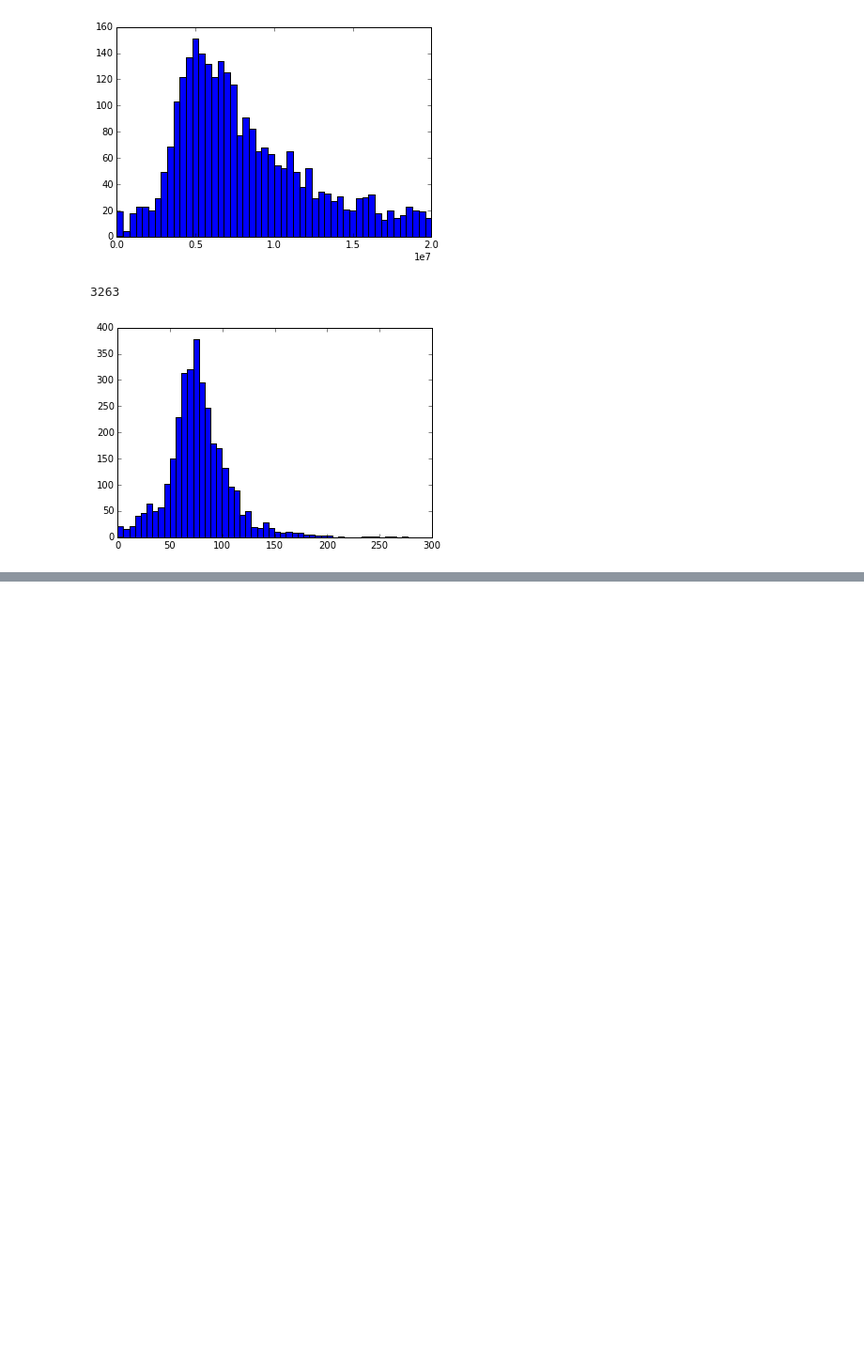
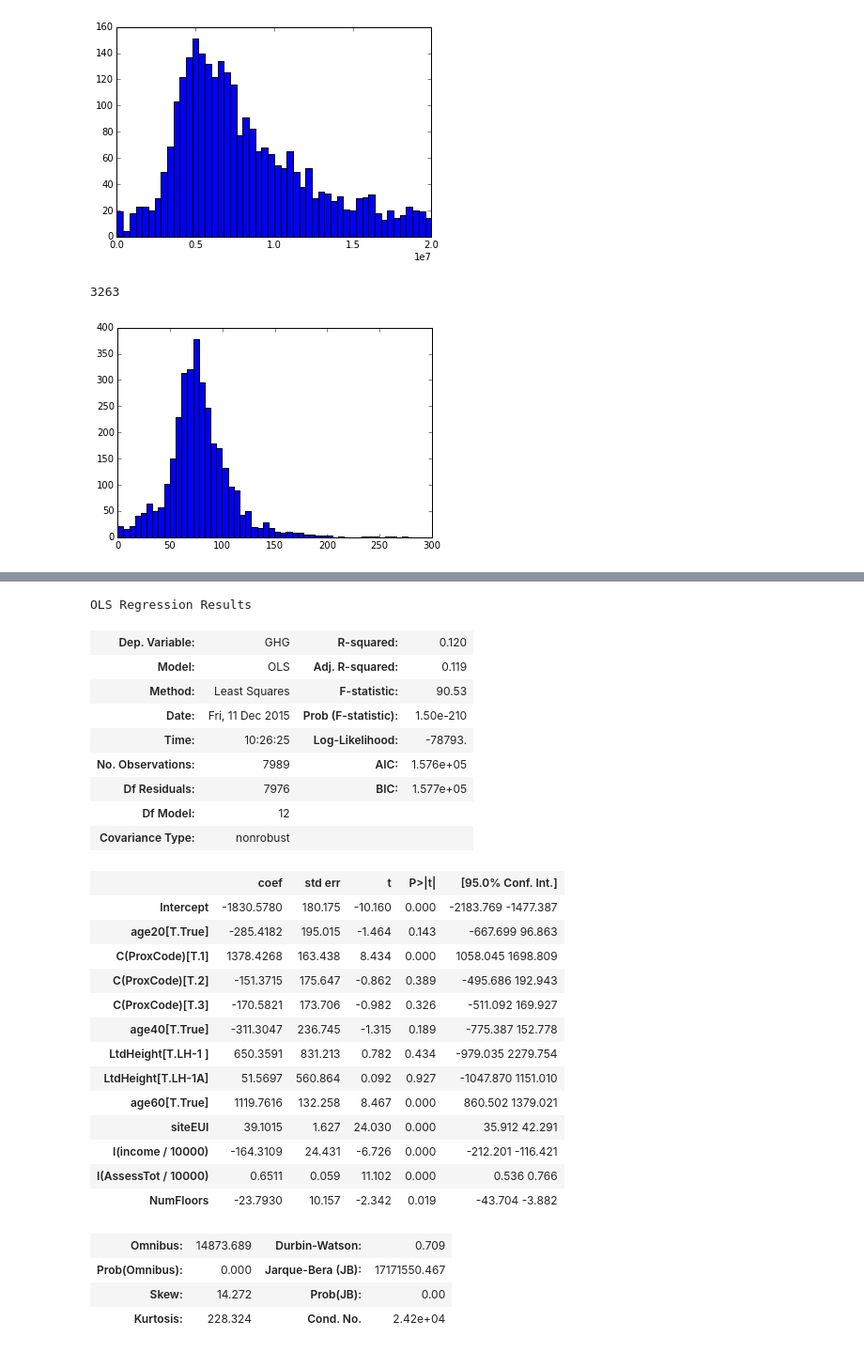
Before and after one commit to bilguun/nyc_building_energy, a Jupyter notebook: LL84.ipynb, the cells around one changed output, grey strips where cells are left out. Shown: that part at 94% size. Drawn from its saved outputs; the diff is of its cells as text; code cells hidden in the pictures; blank space fills up the shorter version.

```diff
--- a/LL84.ipynb
+++ b/LL84.ipynb
@@ -169,3 +175,5 @@ Index(['Borough', 'Block', 'Lot', 'CD', 'CT2010', 'CB2010', 'SchoolDist',
 | 3 | MN | 1 | 301 | 101 |  |  | 2 | 1 | 10004 | E007 | ... | ... |
 | 4 | MN | 1 | 401 | 101 |  |  | 2 | 1 | 10004 | E007 | ... | ... |
 5 rows × 83 columns
+# %%
+nycPluto = pd.concat([mnPluto, bkPluto, bxPluto, qnPluto, siPluto])
@@ -173,3 +183,6 @@ Index(['Borough', 'Block', 'Lot', 'CD', 'CT2010', 'CB2010', 'SchoolDist',
 len(mnPluto)
 # %% [output]
 43231
+# %%
+nycBuildings2012 = pd.merge(buildings2012,nycPluto,on='BBL')
+len(nycBuildings2012)
@@ -709,0 +375,30 @@ bxBuildings2012en
+# %%
+# print(nycBuildings2012.columns)
+nycBuildings2012 = nycBuildings2012[nycBuildings2012['Site EUI(kBtu/ft2)']<300][['Site EUI(kBtu/ft2)',
+                                   'Property Floor Area (Buildngs and Parking)(ft2)', 'ZipCode',
+                                   'Number of Buildings', 'UnitsRes', 'UnitsTotal', 'YearBuilt',
+                                   'LotArea', 'NumFloors', 'ResArea', 'RetailArea', 'AssessTot',
+                                    'CommFAR', 'FacilFAR', 'BuiltFAR', 'ResidFAR',
+                                    'LotArea', 'LotFront', 'LotDepth', 'BldgFront',
+                                    'Total GHG Emissions(MtCO2e)', 'CB2010', 'CT2010'
+                                    ,'Indoor Water Intensity (All Water Sources)(gal/ft2)'
+                                    , 'ProxCode', 'LtdHeight', 'HistDist'
+                                    , 'BldgArea', 'ComArea', 'OfficeArea', 'RetailArea',
+                                    'GarageArea', 'StrgeArea','FactryArea', 'OtherArea']]
+
+nycBuildings2012 = nycBuildings2012.rename(columns={'Site EUI(kBtu/ft2)': 'siteEUI'
+                                 ,'Property Floor Area (Buildngs and Parking)(ft2)' : 'floorArea'
+                                 , 'Number of Buildings' : 'numBldgs'
+                                 , 'Total GHG Emissions(MtCO2e)' : 'GHG'
+                                 ,'Indoor Water Intensity (All Water Sources)(gal/ft2)':'water'})
+
+nycBuildings2012['totalEUI'] = nycBuildings2012.siteEUI * nycBuildings2012.floorArea
+nycBuildings2012['age20'] = nycBuildings2012['YearBuilt'] > 1995
+nycBuildings2012['age40'] = (nycBuildings2012['YearBuilt'] > 1975) & ( nycBuildings2012['YearBuilt'] < 1995)
+nycBuildings2012['age60'] = (nycBuildings2012['YearBuilt'] > 1955) & (nycBuildings2012['YearBuilt'] < 1975)
+nycBuildings2012['age60ab'] = nycBuildings2012['YearBuilt'] < 1955
+nycBuildings2012['nonRes'] = nycBuildings2012.floorArea.astype(float) -  nycBuildings2012.ResArea.astype(float)
+nycBuildings2012["CT2010"] = nycBuildings2012["CT2010"].astype(float).astype(int)
+nycBuildings2012["ProxCode"] = nycBuildings2012["ProxCode"].astype(float).astype(int)
+nycBuildings2012['income'] = nycBuildings2012["CT2010"].map(incomed.get)
+nycBuildings2012 = nycBuildings2012[nycBuildings2012.income>0]
@@ -709,0 +425,32 @@ bxBuildings2012en
+# %%
+model1 = smf.ols( formula= 'GHG ~ siteEUI + age20 + C(ProxCode)+ age40 +I(income/10000)+ LtdHeight +age60 + I(AssessTot/10000) + NumFloors', data= nycBuildings2012).fit()
+model1.summary()
+# %% [output]
+OLS Regression Results
+| Dep. Variable: | GHG | R-squared: | 0.120 |
+| Model: | OLS | Adj. R-squared: | 0.119 |
+| Method: | Least Squares | F-statistic: | 90.53 |
+| Date: | Fri, 11 Dec 2015 | Prob (F-statistic): | 1.50e-210 |
+| Time: | 10:26:25 | Log-Likelihood: | -78793. |
+| No. Observations: | 7989 | AIC: | 1.576e+05 |
+| Df Residuals: | 7976 | BIC: | 1.577e+05 |
+| Df Model: | 12 |  |  |
+| Covariance Type: | nonrobust |  |  |
+|  | coef | std err | t | P>|t| | [95.0% Conf. Int.] |
+| Intercept | -1830.5780 | 180.175 | -10.160 | 0.000 | -2183.769 -1477.387 |
+| age20[T.True] | -285.4182 | 195.015 | -1.464 | 0.143 | -667.699 96.863 |
+| C(ProxCode)[T.1] | 1378.4268 | 163.438 | 8.434 | 0.000 | 1058.045 1698.809 |
+| C(ProxCode)[T.2] | -151.3715 | 175.647 | -0.862 | 0.389 | -495.686 192.943 |
+| C(ProxCode)[T.3] | -170.5821 | 173.706 | -0.982 | 0.326 | -511.092 169.927 |
+| age40[T.True] | -311.3047 | 236.745 | -1.315 | 0.189 | -775.387 152.778 |
+| LtdHeight[T.LH-1 ] | 650.3591 | 831.213 | 0.782 | 0.434 | -979.035 2279.754 |
+| LtdHeight[T.LH-1A] | 51.5697 | 560.864 | 0.092 | 0.927 | -1047.870 1151.010 |
+| age60[T.True] | 1119.7616 | 132.258 | 8.467 | 0.000 | 860.502 1379.021 |
+| siteEUI | 39.1015 | 1.627 | 24.030 | 0.000 | 35.912 42.291 |
+| I(income / 10000) | -164.3109 | 24.431 | -6.726 | 0.000 | -212.201 -116.421 |
+| I(AssessTot / 10000) | 0.6511 | 0.059 | 11.102 | 0.000 | 0.536 0.766 |
+| NumFloors | -23.7930 | 10.157 | -2.342 | 0.019 | -43.704 -3.882 |
+| Omnibus: | 14873.689 | Durbin-Watson: | 0.709 |
+| Prob(Omnibus): | 0.000 | Jarque-Bera (JB): | 17171550.467 |
+| Skew: | 14.272 | Prob(JB): | 0.00 |
+| Kurtosis: | 228.324 | Cond. No. | 2.42e+04 |
```
Also changed, not shown: parts of 58 cells of this notebook.
